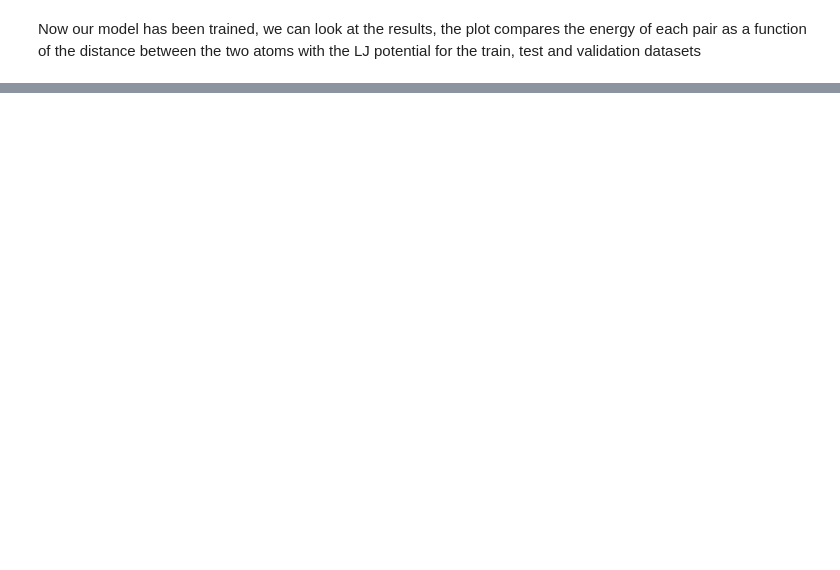
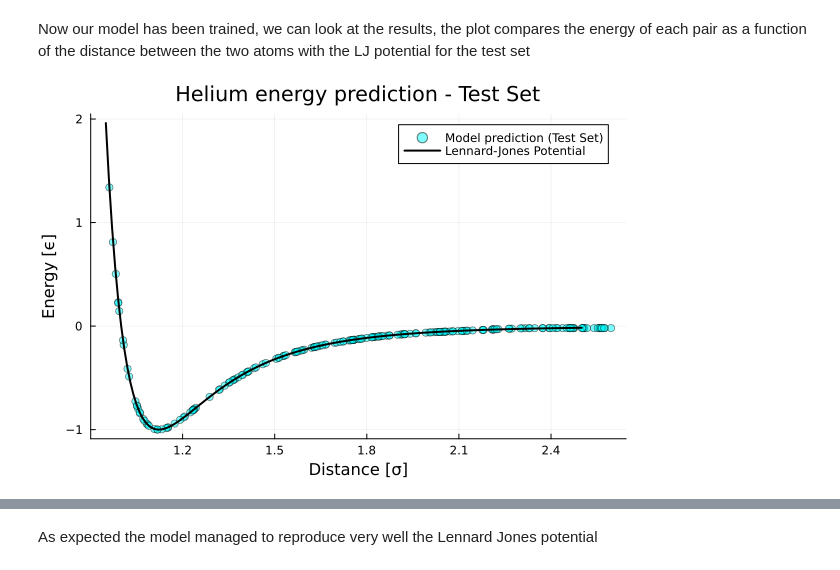
Before and after one commit to GianmarcoBiagi/SymmLearn, a Jupyter notebook: examples/Diatomic Helium Example.ipynb, the cells around one changed output, grey strips where cells are left out. Cells and saved outputs as stored; diff of their text form; code cells hidden in the pictures; blank space fills up the shorter version.

```diff
--- a/examples/Diatomic Helium Example.ipynb
+++ b/examples/Diatomic Helium Example.ipynb
@@ -31,6 +35,9 @@ In the next block we wil building and training our model, we will be using only
 # %%
+#define the model using 5 G1 symmetry functions
 
-model = build_model(species, 2, 5.0f0)
+model = build_model(species, 5, 2.5f0)
+
+#train the model
 
 trained_model,train_loss,val_loss = train_model!(
         model,
@@ -38,6 +45,8 @@ trained_model,train_loss,val_loss = train_model!(
         Train[2],
         Val[1],
         Val[2],
-        loss_function_no_energy;
-         initial_lr=0.1,epochs=5000, batch_size=32 , verbose=false
+        loss_function_no_forces;
+         initial_lr=0.01,epochs=5000, batch_size=32 , verbose=false
     )
+
+    println(" ")
@@ -101,2 +53,2 @@ ho calcolato le loss: [0.05223384229466319, 0.009060000581666828, 1.768252121005
 # %% [markdown]
-Now our model has been trained, we can look at the results, the plot compares the energy of each pair as a function of the distance between the two atoms with the LJ potential for the train, test and validation datasets
+Now our model has been trained, we can look at the results, the plot compares the energy of each pair as a function of the distance between the two atoms with the LJ potential for the test set
@@ -148,0 +55,32 @@ println("✅ XYZ dataset created: $output_file")
+# %%
+# Denormalize model predictions for the test set using Z-score inversion
+test_guess = trained_model(Test_data[1]) .* energy_std .+ energy_mean
+
+# Extract interatomic distances from the test set (for plotting)
+test_distances = [Test_data[1][i, 2, 1] for i in 1:size(Test_data[1], 1)]
+
+# Extract true energies from the test set
+test_energy = [d[:energy] for d in Test_data[2]]
+
+# Define Lennard-Jones potential curve for reference
+r = 0.95:0.01:2.5
+lj_energy = 4 .* ((1 ./ r).^12 .- (1 ./ r).^6)
+
+# Plot predictions vs Lennard-Jones potential
+scatter(test_distances, test_guess,
+    label="Model prediction (Test Set)",
+    alpha=0.5,
+    color="cyan"
+)
+
+plot!(r, lj_energy,
+    label="Lennard-Jones Potential",
+    color="black",
+    lw=2
+)
+
+xlabel!("Distance [σ]")
+ylabel!("Energy [ϵ]")
+title!("Helium energy prediction - Test Set")
+# %% [output]
+[figure, added]
@@ -148,0 +88,2 @@ println("✅ XYZ dataset created: $output_file")
+# %% [markdown]
+As expected the model managed to reproduce very well the Lennard Jones potential
```
Also changed, not shown: parts of 7 cells of this notebook.
